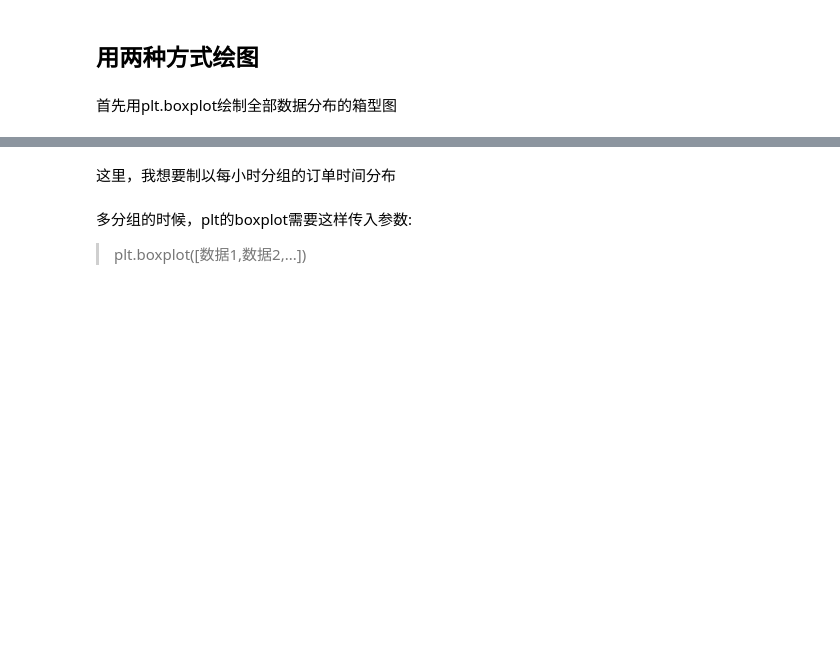
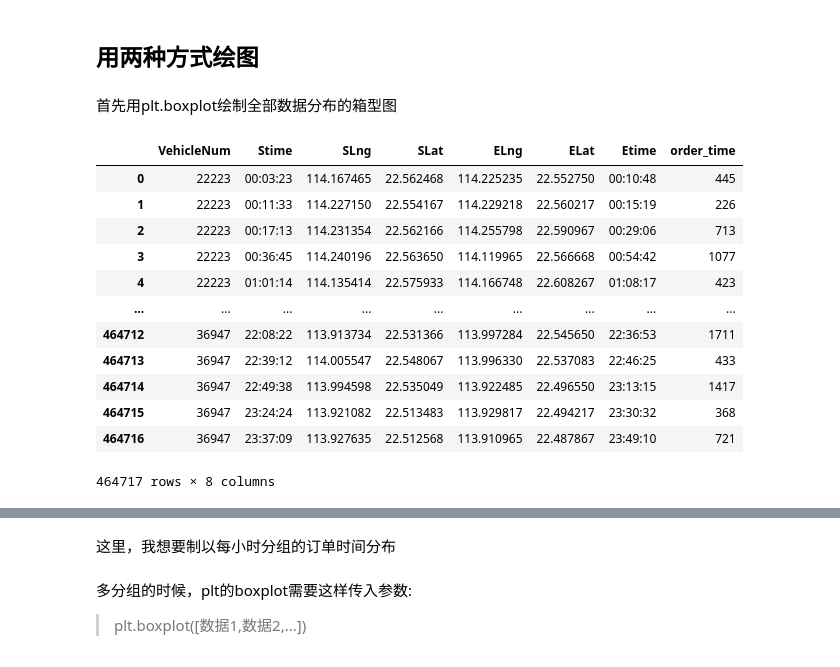
Before and after one commit to ChenZxiong/pygeo-tutorial, a Jupyter notebook: 2-.ipynb, the cells around one changed output, grey strips where cells are left out. Drawn from its saved outputs; the diff is of its cells as text; code cells hidden in the pictures; blank space fills up the shorter version.

```diff
--- a/2-.ipynb
+++ b/2-.ipynb
@@ -271,6 +289,22 @@ Name: order_time, dtype: int64
 ## 用两种方式绘图
 # %% [markdown]
 首先用plt.boxplot绘制全部数据分布的箱型图
+# %%
+TaxiOD
+# %% [output]
+|  | VehicleNum | Stime | SLng | SLat | ELng | ELat | Etime | order_time |
+| 0 | 22223 | 00:03:23 | 114.167465 | 22.562468 | 114.225235 | 22.552750 | 00:10:48 | 445 |
+| 1 | 22223 | 00:11:33 | 114.227150 | 22.554167 | 114.229218 | 22.560217 | 00:15:19 | 226 |
+| 2 | 22223 | 00:17:13 | 114.231354 | 22.562166 | 114.255798 | 22.590967 | 00:29:06 | 713 |
+| 3 | 22223 | 00:36:45 | 114.240196 | 22.563650 | 114.119965 | 22.566668 | 00:54:42 | 1077 |
+| 4 | 22223 | 01:01:14 | 114.135414 | 22.575933 | 114.166748 | 22.608267 | 01:08:17 | 423 |
+| ... | ... | ... | ... | ... | ... | ... | ... | ... |
+| 464712 | 36947 | 22:08:22 | 113.913734 | 22.531366 | 113.997284 | 22.545650 | 22:36:53 | 1711 |
+| 464713 | 36947 | 22:39:12 | 114.005547 | 22.548067 | 113.996330 | 22.537083 | 22:46:25 | 433 |
+| 464714 | 36947 | 22:49:38 | 113.994598 | 22.535049 | 113.922485 | 22.496550 | 23:13:15 | 1417 |
+| 464715 | 36947 | 23:24:24 | 113.921082 | 22.513483 | 113.929817 | 22.494217 | 23:30:32 | 368 |
+| 464716 | 36947 | 23:37:09 | 113.927635 | 22.512568 | 113.910965 | 22.487867 | 23:49:10 | 721 |
+464717 rows × 8 columns
 # %%
 fig     = plt.figure(1,(7,3),dpi = 250)
 ax      = plt.subplot(111)
```
Also changed, not shown: parts of 11 cells of this notebook, 1 other file.
